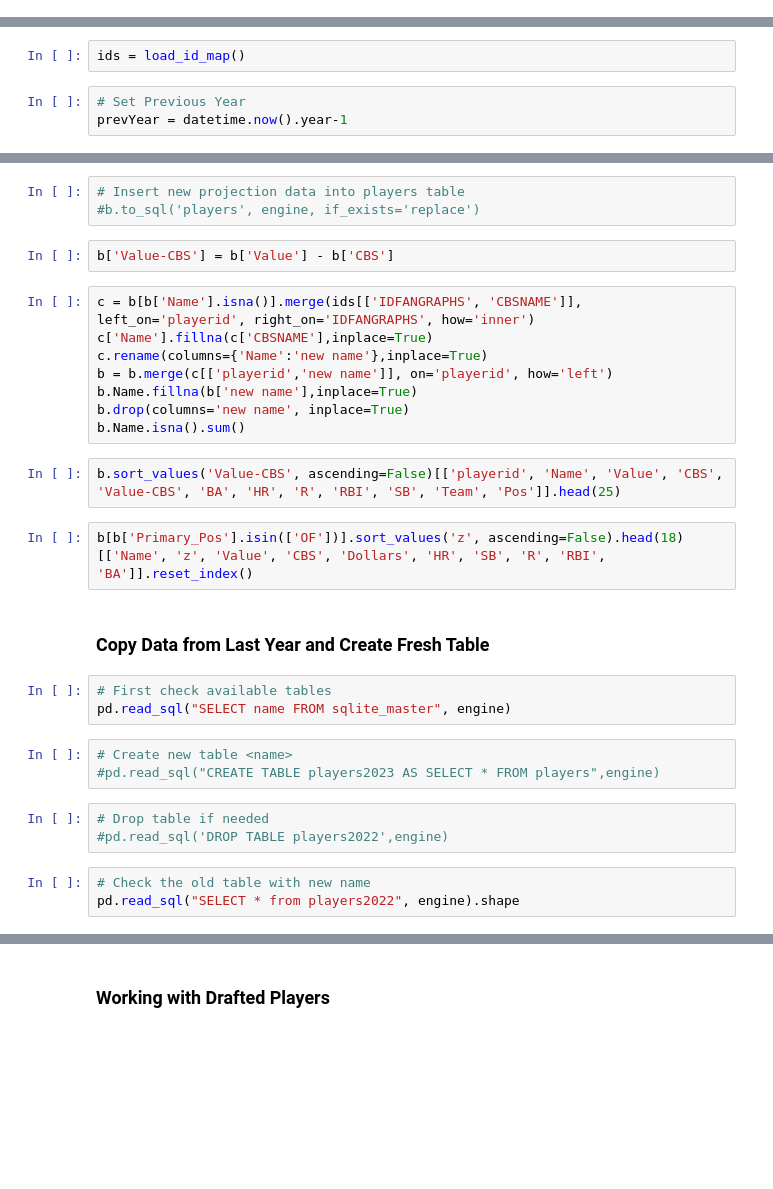
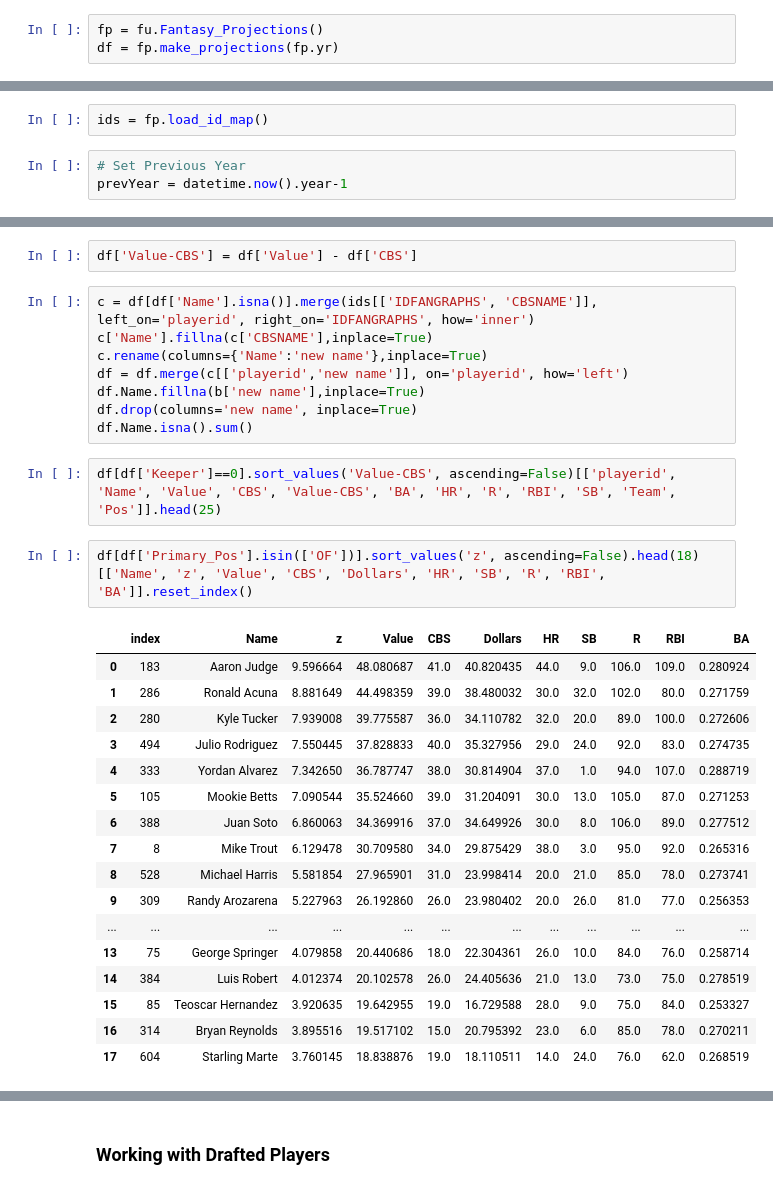
Before and after one commit to haueter19/baseball, a Jupyter notebook: Fantasy Work.ipynb, the cells around one changed output, grey strips where cells are left out. Cells and saved outputs as stored; diff of their text form; blank space fills up the shorter version.

```diff
--- a/Fantasy Work.ipynb
+++ b/Fantasy Work.ipynb
@@ -10,3 +13,6 @@ import math
 cache.enable()
 cache.config.cache_type='csv'
 cache.config.save()
+# %%
+fp = fu.Fantasy_Projections()
+df = fp.make_projections(fp.yr)
@@ -243,5 +46,5 @@ def big_board(row, stat):
 # %%
-ids = load_id_map()
+ids = fp.load_id_map()
 # %%
 # Set Previous Year
 prevYear = datetime.now().year-1
@@ -339,31 +51,32 @@ Conversion to $: 4.9829571127126995
-# %%
-# Insert new projection data into players table
-#b.to_sql('players', engine, if_exists='replace')
 # %%
-b['Value-CBS'] = b['Value'] - b['CBS']
+df['Value-CBS'] = df['Value'] - df['CBS']
 # %%
-c = b[b['Name'].isna()].merge(ids[['IDFANGRAPHS', 'CBSNAME']], left_on='playerid', right_on='IDFANGRAPHS', how='inner')
+c = df[df['Name'].isna()].merge(ids[['IDFANGRAPHS', 'CBSNAME']], left_on='playerid', right_on='IDFANGRAPHS', how='inner')
 c['Name'].fillna(c['CBSNAME'],inplace=True)
 c.rename(columns={'Name':'new name'},inplace=True)
-b = b.merge(c[['playerid','new name']], on='playerid', how='left')
-b.Name.fillna(b['new name'],inplace=True)
-b.drop(columns='new name', inplace=True)
-b.Name.isna().sum()
+df = df.merge(c[['playerid','new name']], on='playerid', how='left')
+df.Name.fillna(b['new name'],inplace=True)
+df.drop(columns='new name', inplace=True)
+df.Name.isna().sum()
 # %%
-b.sort_values('Value-CBS', ascending=False)[['playerid', 'Name', 'Value', 'CBS', 'Value-CBS', 'BA', 'HR', 'R', 'RBI', 'SB', 'Team', 'Pos']].head(25)
+df[df['Keeper']==0].sort_values('Value-CBS', ascending=False)[['playerid', 'Name', 'Value', 'CBS', 'Value-CBS', 'BA', 'HR', 'R', 'RBI', 'SB', 'Team', 'Pos']].head(25)
 # %%
-b[b['Primary_Pos'].isin(['OF'])].sort_values('z', ascending=False).head(18)[['Name', 'z', 'Value', 'CBS', 'Dollars', 'HR', 'SB', 'R', 'RBI', 'BA']].reset_index()
+df[df['Primary_Pos'].isin(['OF'])].sort_values('z', ascending=False).head(18)[['Name', 'z', 'Value', 'CBS', 'Dollars', 'HR', 'SB', 'R', 'RBI', 'BA']].reset_index()
+# %% [output]
+|  | index | Name | z | Value | CBS | Dollars | HR | SB | R | RBI | BA |
+| 0 | 183 | Aaron Judge | 9.596664 | 48.080687 | 41.0 | 40.820435 | 44.0 | 9.0 | 106.0 | 109.0 | 0.280924 |
+| 1 | 286 | Ronald Acuna | 8.881649 | 44.498359 | 39.0 | 38.480032 | 30.0 | 32.0 | 102.0 | 80.0 | 0.271759 |
+| 2 | 280 | Kyle Tucker | 7.939008 | 39.775587 | 36.0 | 34.110782 | 32.0 | 20.0 | 89.0 | 100.0 | 0.272606 |
+| 3 | 494 | Julio Rodriguez | 7.550445 | 37.828833 | 40.0 | 35.327956 | 29.0 | 24.0 | 92.0 | 83.0 | 0.274735 |
+| 4 | 333 | Yordan Alvarez | 7.342650 | 36.787747 | 38.0 | 30.814904 | 37.0 | 1.0 | 94.0 | 107.0 | 0.288719 |
+| 5 | 105 | Mookie Betts | 7.090544 | 35.524660 | 39.0 | 31.204091 | 30.0 | 13.0 | 105.0 | 87.0 | 0.271253 |
+| 6 | 388 | Juan Soto | 6.860063 | 34.369916 | 37.0 | 34.649926 | 30.0 | 8.0 | 106.0 | 89.0 | 0.277512 |
+| 7 | 8 | Mike Trout | 6.129478 | 30.709580 | 34.0 | 29.875429 | 38.0 | 3.0 | 95.0 | 92.0 | 0.265316 |
+| 8 | 528 | Michael Harris | 5.581854 | 27.965901 | 31.0 | 23.998414 | 20.0 | 21.0 | 85.0 | 78.0 | 0.273741 |
+| 9 | 309 | Randy Arozarena | 5.227963 | 26.192860 | 26.0 | 23.980402 | 20.0 | 26.0 | 81.0 | 77.0 | 0.256353 |
+| ... | ... | ... | ... | ... | ... | ... | ... | ... | ... | ... | ... |
+| 13 | 75 | George Springer | 4.079858 | 20.440686 | 18.0 | 22.304361 | 26.0 | 10.0 | 84.0 | 76.0 | 0.258714 |
+| 14 | 384 | Luis Robert | 4.012374 | 20.102578 | 26.0 | 24.405636 | 21.0 | 13.0 | 73.0 | 75.0 | 0.278519 |
+| 15 | 85 | Teoscar Hernandez | 3.920635 | 19.642955 | 19.0 | 16.729588 | 28.0 | 9.0 | 75.0 | 84.0 | 0.253327 |
+| 16 | 314 | Bryan Reynolds | 3.895516 | 19.517102 | 15.0 | 20.795392 | 23.0 | 6.0 | 85.0 | 78.0 | 0.270211 |
+| 17 | 604 | Starling Marte | 3.760145 | 18.838876 | 19.0 | 18.110511 | 14.0 | 24.0 | 76.0 | 62.0 | 0.268519 |
-# %% [markdown]
-### Copy Data from Last Year and Create Fresh Table
-# %%
-# First check available tables
-pd.read_sql("SELECT name FROM sqlite_master", engine)
-# %%
-# Create new table <name>
-#pd.read_sql("CREATE TABLE players2023 AS SELECT * FROM players",engine)
-# %%
-# Drop table if needed
-#pd.read_sql('DROP TABLE players2022',engine)
-# %%
-# Check the old table with new name
-pd.read_sql("SELECT * from players2022", engine).shape
```
Also changed, not shown: parts of 61 cells of this notebook.
